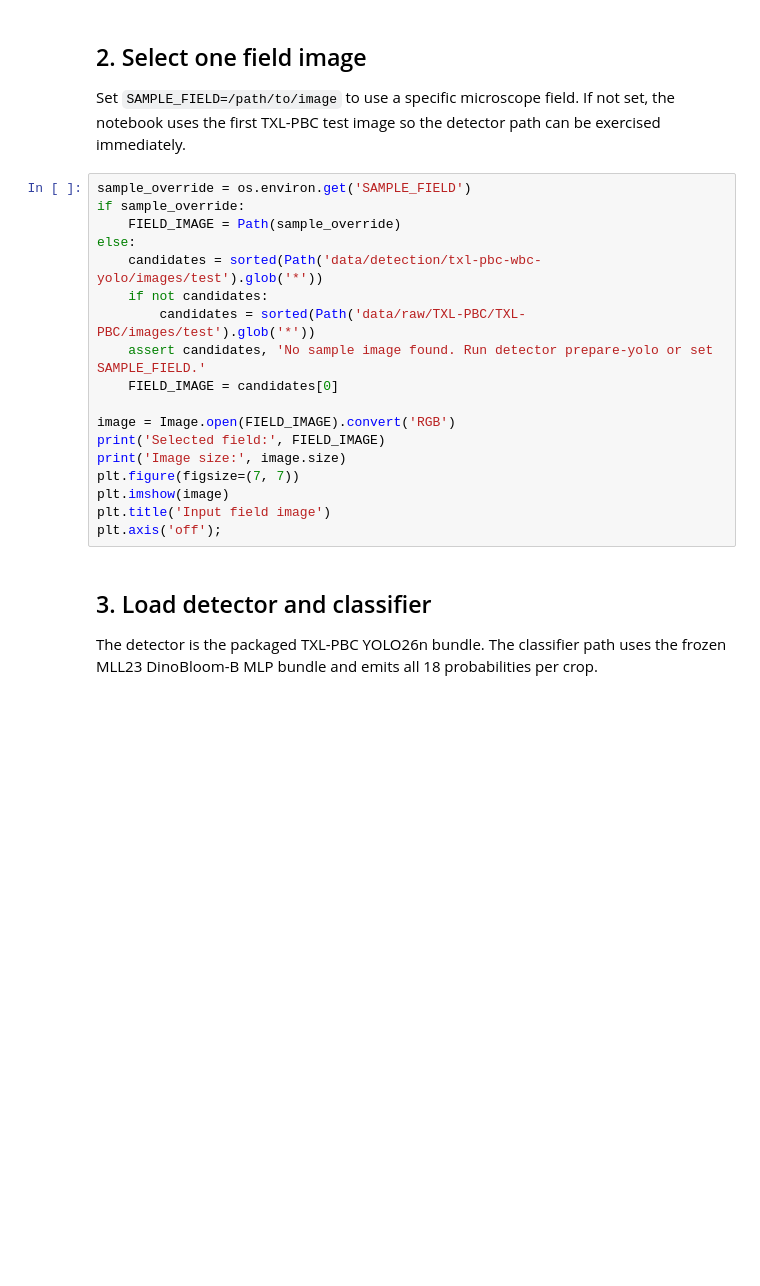
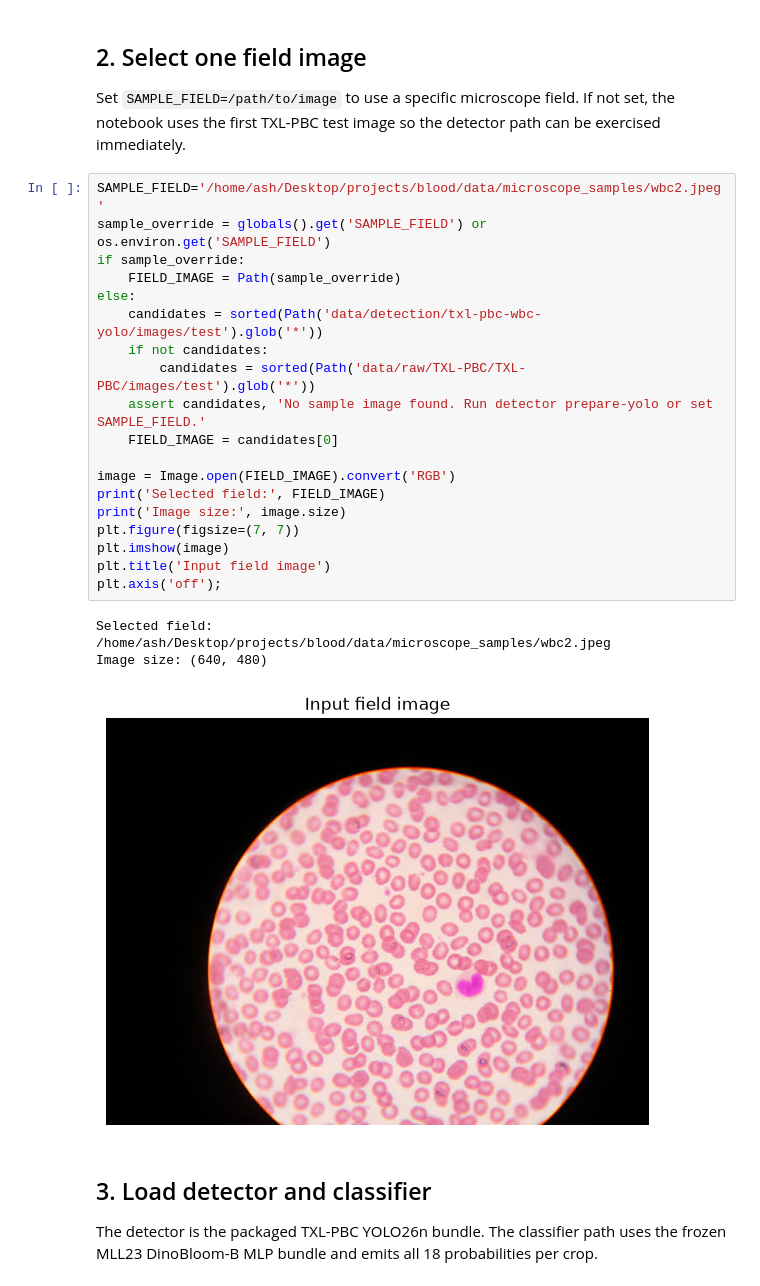
Before and after one commit to 3r3bu5/blood-analyzer, a Jupyter notebook: notebooks/04_e2e_field_analysis.ipynb, the cells around one changed output. Drawn from its saved outputs; the diff is of its cells as text; blank space fills up the shorter version.

```diff
--- a/notebooks/04_e2e_field_analysis.ipynb
+++ b/notebooks/04_e2e_field_analysis.ipynb
@@ -79,23 +97,28 @@ print('Detector thresholds:', json.dumps(detector_thresholds['selected'], indent
 
 Set `SAMPLE_FIELD=/path/to/image` to use a specific microscope field. If not set, the notebook uses the first TXL-PBC test image so the detector path can be exercised immediately.
 # %%
-sample_override = os.environ.get('SAMPLE_FIELD')
+SAMPLE_FIELD='/home/ash/Desktop/projects/blood/data/microscope_samples/wbc2.jpeg'
+sample_override = globals().get('SAMPLE_FIELD') or os.environ.get('SAMPLE_FIELD')
 if sample_override:
     FIELD_IMAGE = Path(sample_override)
 else:
     candidates = sorted(Path('data/detection/txl-pbc-wbc-yolo/images/test').glob('*'))
     if not candidates:
         candidates = sorted(Path('data/raw/TXL-PBC/TXL-PBC/images/test').glob('*'))
     assert candidates, 'No sample image found. Run detector prepare-yolo or set SAMPLE_FIELD.'
     FIELD_IMAGE = candidates[0]
 
 image = Image.open(FIELD_IMAGE).convert('RGB')
 print('Selected field:', FIELD_IMAGE)
 print('Image size:', image.size)
 plt.figure(figsize=(7, 7))
 plt.imshow(image)
 plt.title('Input field image')
 plt.axis('off');
+# %% [output]
+Selected field: /home/ash/Desktop/projects/blood/data/microscope_samples/wbc2.jpeg
+Image size: (640, 480)
+[figure, added]
 # %% [markdown]
 ## 3. Load detector and classifier
 
```
Also changed, not shown: parts of 9 cells of this notebook.
